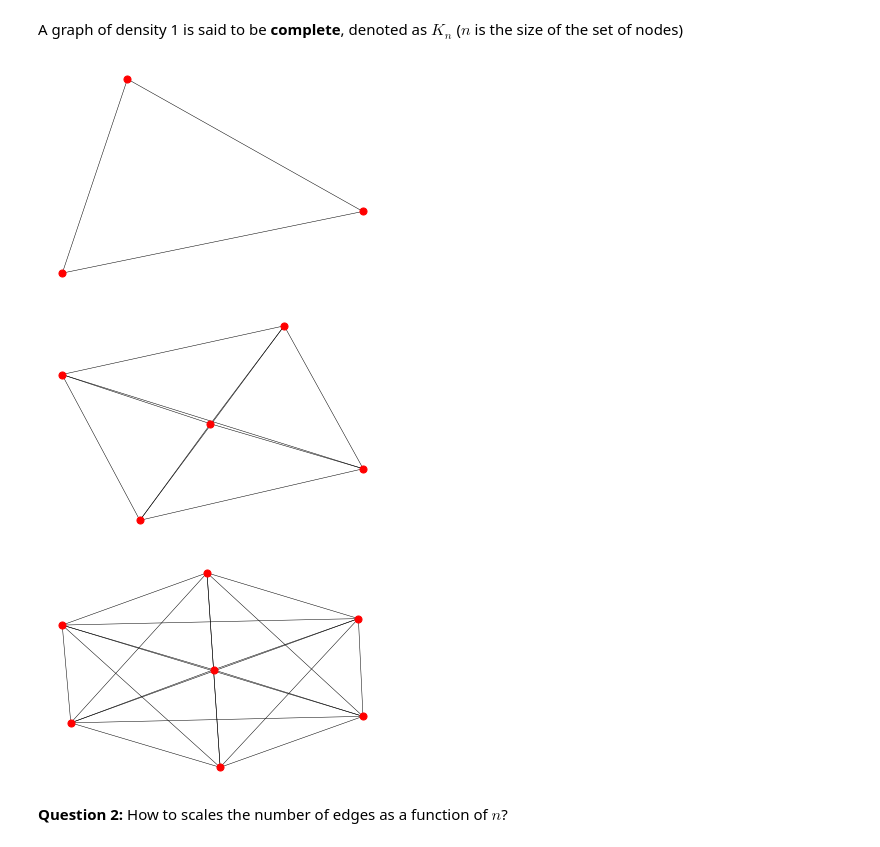
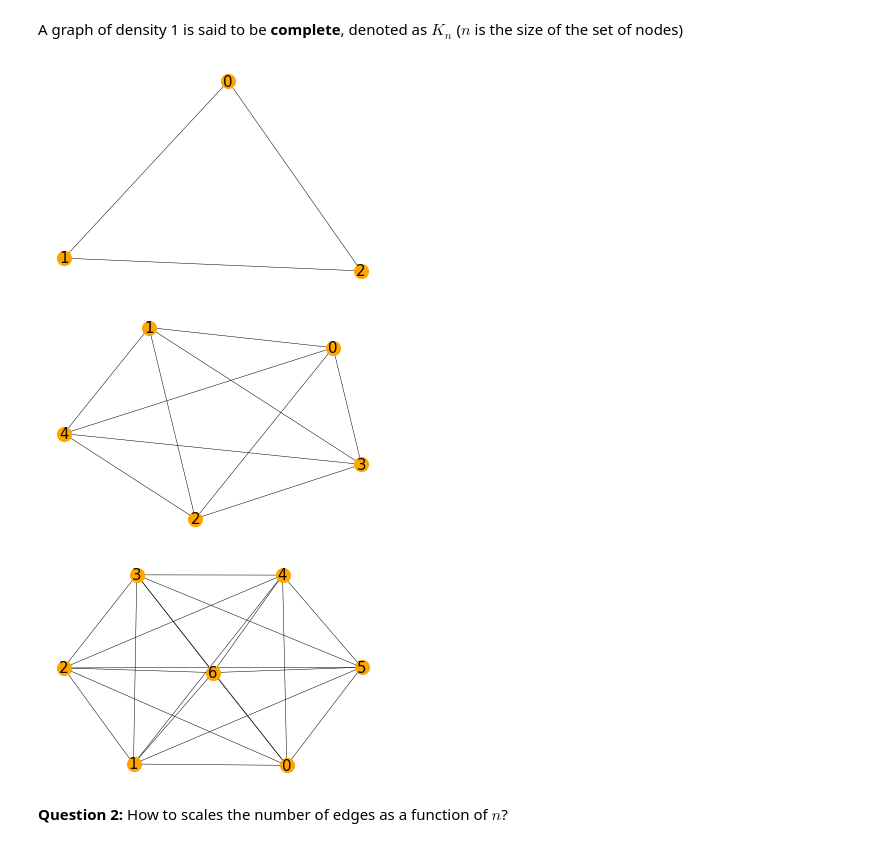
Before and after one commit to javiervz/network_science, a Jupyter notebook: graphs.ipynb, the cells around one changed output. Cells and saved outputs as stored; diff of their text form; code cells hidden in the pictures.

```diff
--- a/graphs.ipynb
+++ b/graphs.ipynb
@@ -38,18 +38,23 @@ density
 # %% [markdown]
 A graph of density 1 is said to be **complete**, denoted as $K_n$ ($n$ is the size of the set of nodes)
 # %%
-## complete graphs!!!
-for k in [3,5,7]:
-  Kn=nx.complete_graph(k)
-  pos = nx.spring_layout(Kn)
-  nx.draw_networkx_nodes(Kn, pos, node_size = 50, node_color='r')
-  nx.draw_networkx_edges(Kn, pos, alpha=1.,width=0.5,edge_color='k')
+def plot_graph(G):
+  pos = nx.spring_layout(G)
+  labels={i:i for i in G.nodes}
+  nx.draw_networkx_nodes(G, pos, node_size = 200, node_color='orange')
+  nx.draw_networkx_edges(G, pos, alpha=1.,width=0.5,edge_color='k')
+  nx.draw_networkx_labels(G,pos,labels,alpha=0.95,font_size=15,font_color='k')
   plt.axis('off')
   plt.show()
-# %% [output]
-[figure, removed]
-[figure, removed]
-[figure, removed]
+# %%
+## complete graphs!!!
+for k in [3,5,7]:
+  Kn=nx.complete_graph(k)
+  plot_graph(Kn)
+# %% [output]
+[figure, added]
+[figure, added]
+[figure, added]
 # %% [markdown]
 **Question 2:** How to scales the number of edges  as a function of $n$?
 # %%
```
Also changed, not shown: parts of 12 cells of this notebook.
